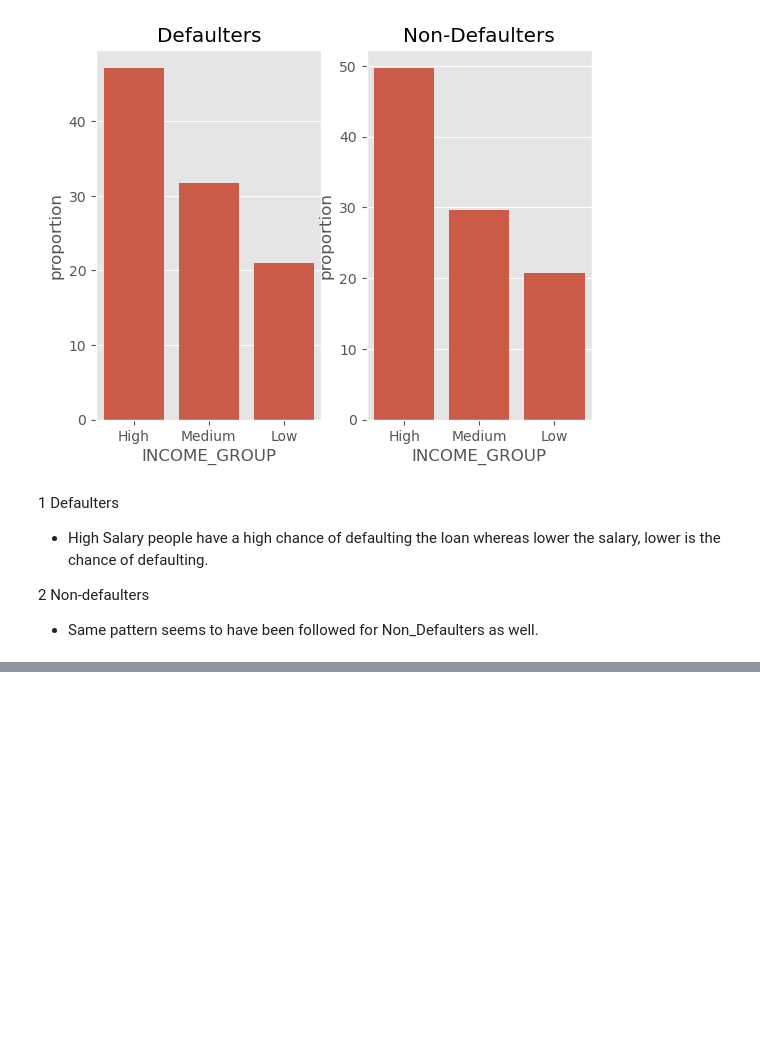
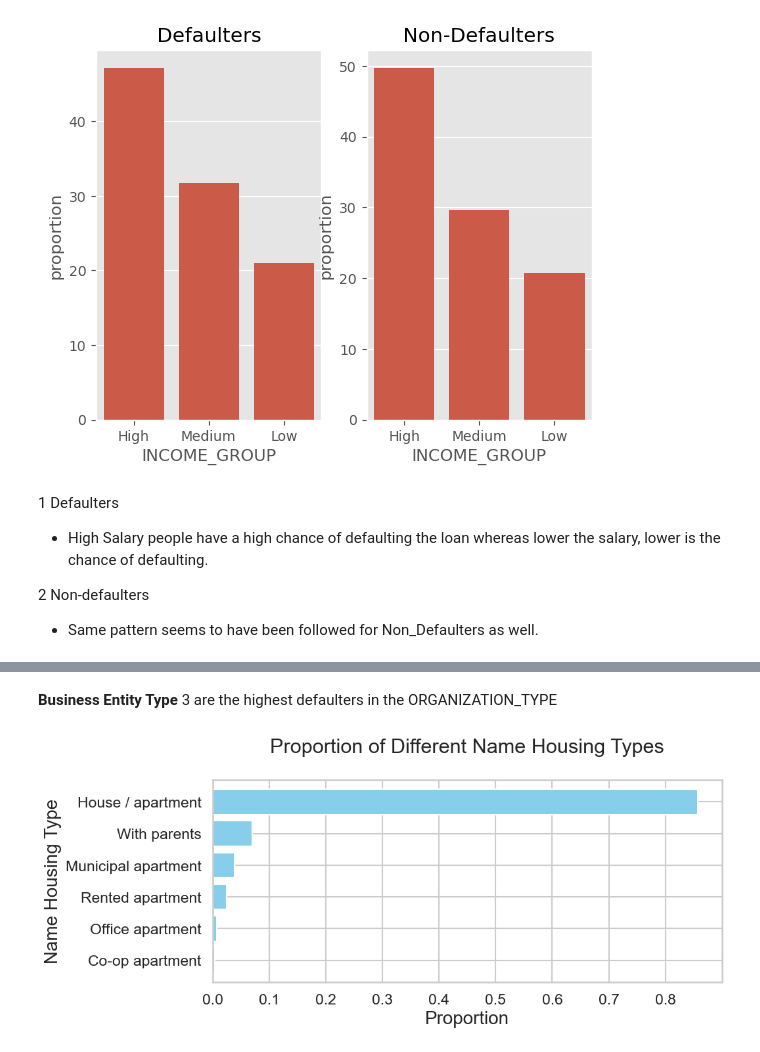
Before and after one commit to PrakNew/UpGrad, a Jupyter notebook: Credit EDA Case Study/credit-eda-case-study.ipynb, the cells around one changed output, grey strips where cells are left out. Saved outputs shown, nothing was run; the diff lists cells and outputs as text; code cells hidden in the pictures; blank space fills up the shorter version.

```diff
--- a/Credit EDA Case Study/credit-eda-case-study.ipynb
+++ b/Credit EDA Case Study/credit-eda-case-study.ipynb
@@ -791,0 +823,6 @@ Text(0.5, 1.0, 'Non-Defaulters')
+# %% [markdown]
+**Business Entity Type** 3 are the highest defaulters in the ORGANIZATION_TYPE
+# %%
+plot_category_proportions(df_defaulters, "NAME_HOUSING_TYPE",10,4)
+# %% [output]
+[figure, added]
```
Also changed, not shown: parts of 10 cells of this notebook.
